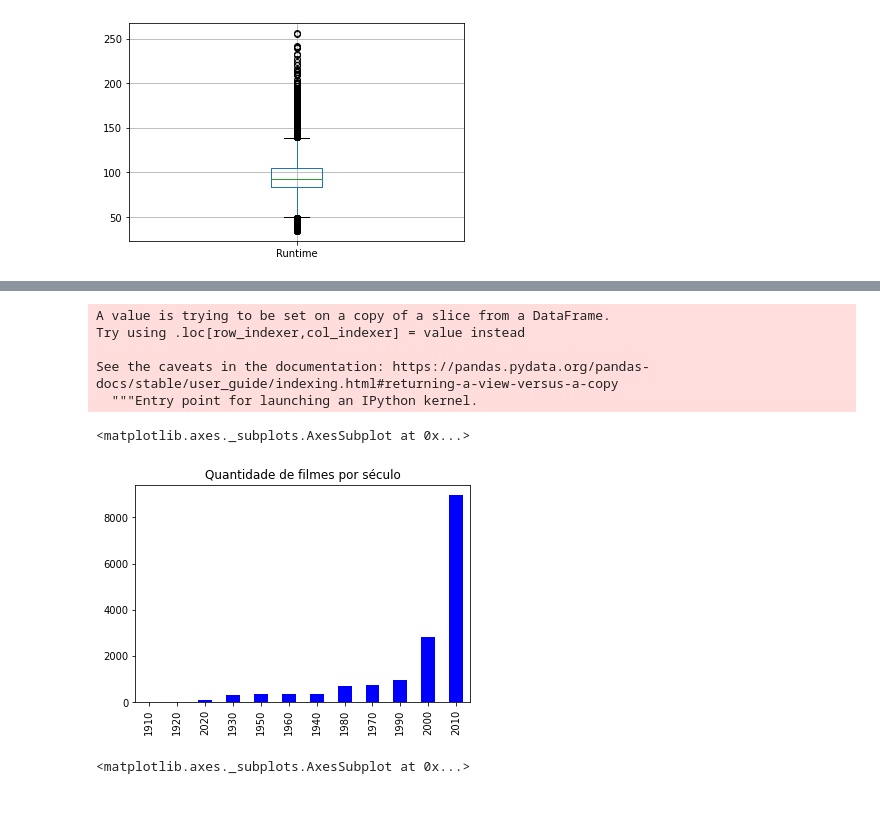
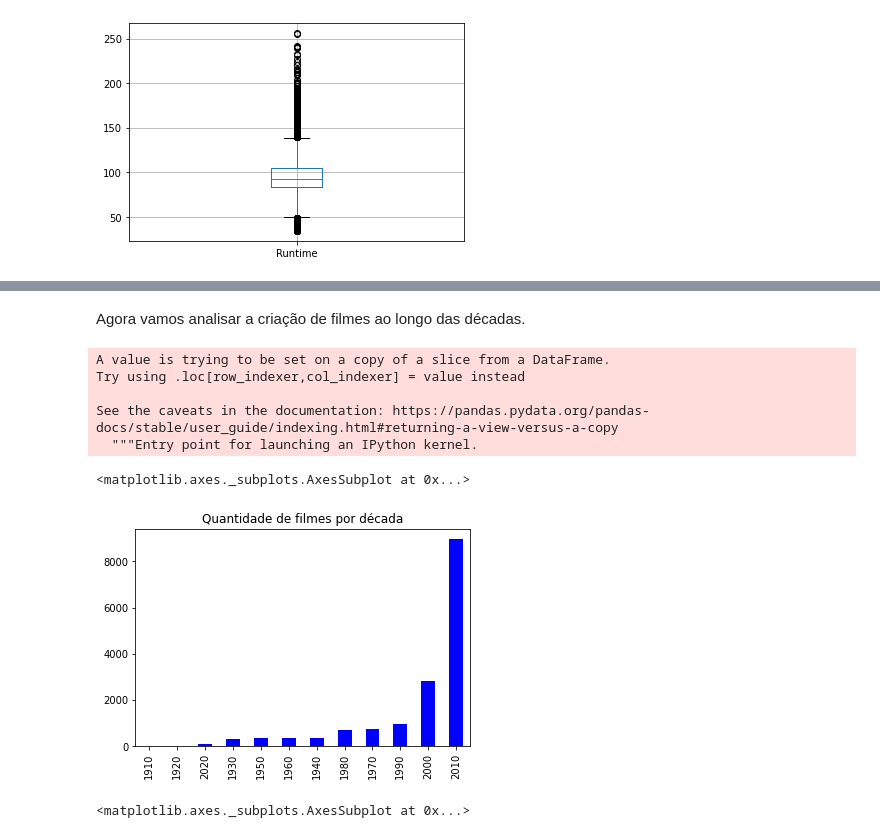
Before and after one commit to JonatasDeOliveira/movie-it, a Jupyter notebook: src/MovieIt.ipynb, the cells around one changed output, grey strips where cells are left out. Drawn from its saved outputs; the diff is of its cells as text; code cells hidden in the pictures; blank space fills up the shorter version.

Commit message:
adding comments and new visualizations

```diff
--- a/src/MovieIt.ipynb
+++ b/src/MovieIt.ipynb
@@ -351,5 +375,7 @@ movies_df_mad.boxplot(column='Runtime')
+# %% [markdown]
+Agora vamos analisar a criação de filmes ao longo das décadas.
 # %%
-movies_df_mad['normalized_year'] = movies_df_mad['Year'].floordiv(10) * 10
+movies_no_outliers['decade'] = movies_no_outliers['Year'].floordiv(10) * 10
 # %% [output]
 A value is trying to be set on a copy of a slice from a DataFrame.
 Try using .loc[row_indexer,col_indexer] = value instead
@@ -357,11 +383,11 @@ Try using .loc[row_indexer,col_indexer] = value instead
 See the caveats in the documentation: https://pandas.pydata.org/pandas-docs/stable/user_guide/indexing.html#returning-a-view-versus-a-copy
   """Entry point for launching an IPython kernel.
 # %%
-quantity_movies_by_sec = movies_df_mad['normalized_year'].value_counts().sort_values(ascending=True)
-quantity_movies_by_sec.plot.bar(color=(0,0,1), title='Quantidade de filmes por século')
+quantity_movies_by_sec = movies_df_mad['decade'].value_counts().sort_values()
+quantity_movies_by_sec.plot.bar(color=(0,0,1), title='Quantidade de filmes por década')
 # %% [output]
 <matplotlib.axes._subplots.AxesSubplot at 0x...>
-[figure, old version]
+[figure, new version]
 # %%
 movies_df_2010 = movies_df_mad[movies_df_mad['Year'] >= 2010]
 movies_df_2010 = movies_df_2010.sort_values(['Year'])
```
Also changed, not shown: parts of 35 cells of this notebook.
